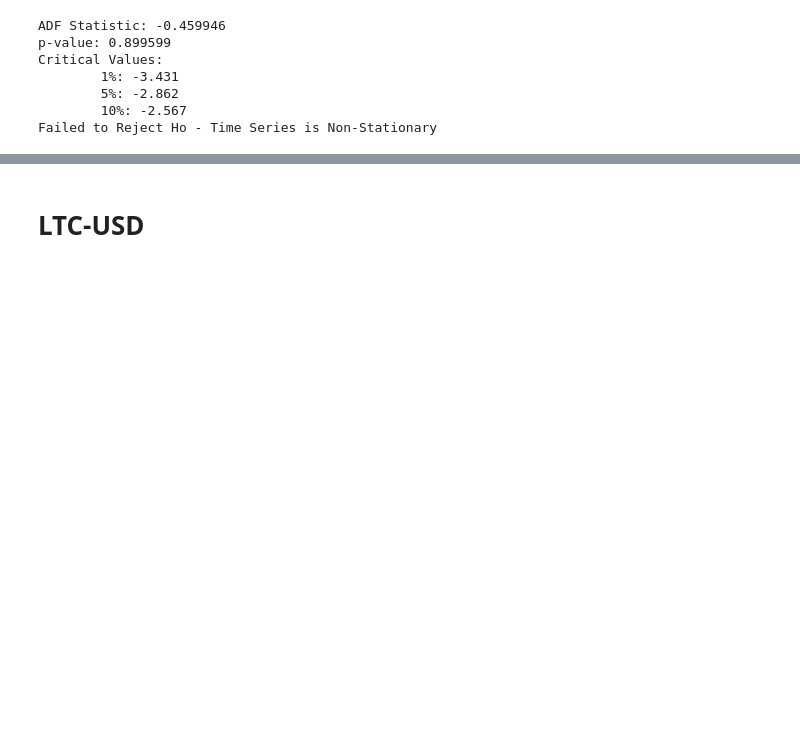
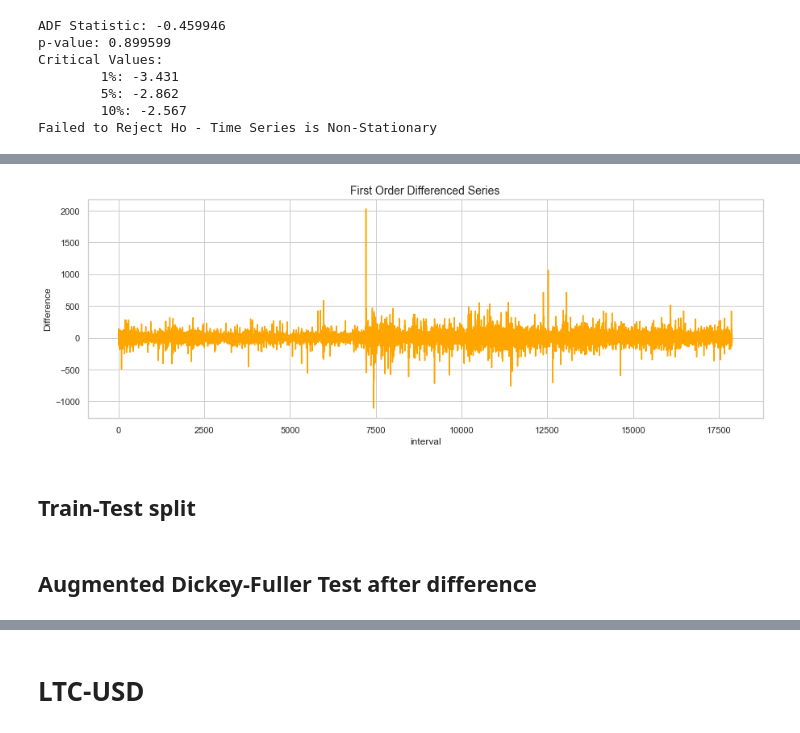
Before and after one commit to bachuamulya/CMF, a Jupyter notebook: dissertation - draft.ipynb, the cells around one changed output, grey strips where cells are left out. Cells and saved outputs as stored; diff of their text form; code cells hidden in the pictures; blank space fills up the shorter version.

```diff
--- a/dissertation - draft.ipynb
+++ b/dissertation - draft.ipynb
@@ -244,0 +226,13 @@ Reject Ho - Time series in stationary
+# %%
+plt.figure(figsize=(15, 5))
+plt.plot(BTC_stationary, color = 'orange')
+plt.title('First Order Differenced Series', fontsize=14)
+plt.xlabel('interval', fontsize=12)
+plt.ylabel('Difference', fontsize=12)
+plt.show()
+# %% [output]
+[figure, added]
+# %% [markdown]
+## Train-Test split
+# %% [markdown]
+## Augmented Dickey-Fuller Test after difference
```
Also changed, not shown: parts of 33 cells of this notebook.
